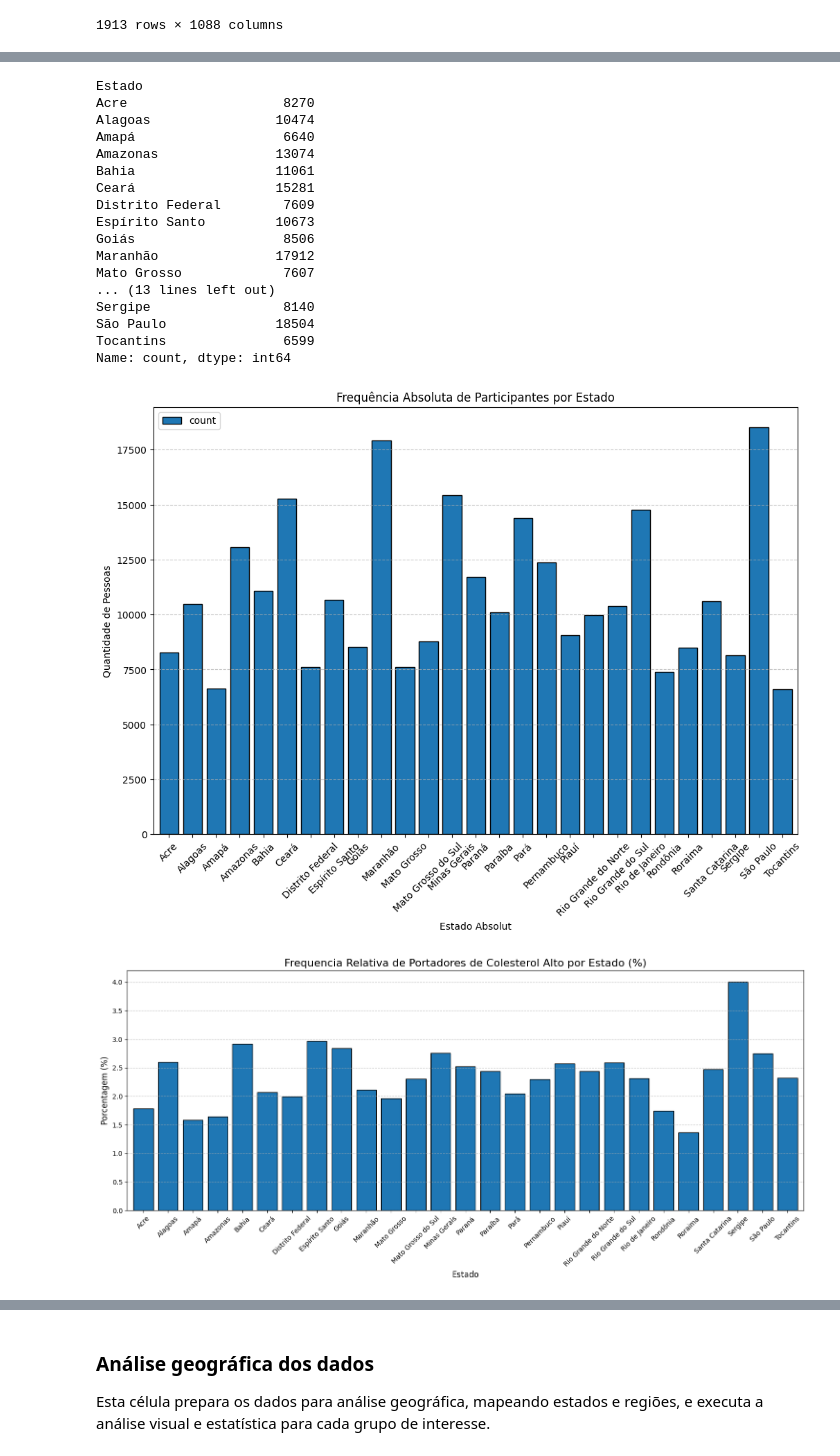
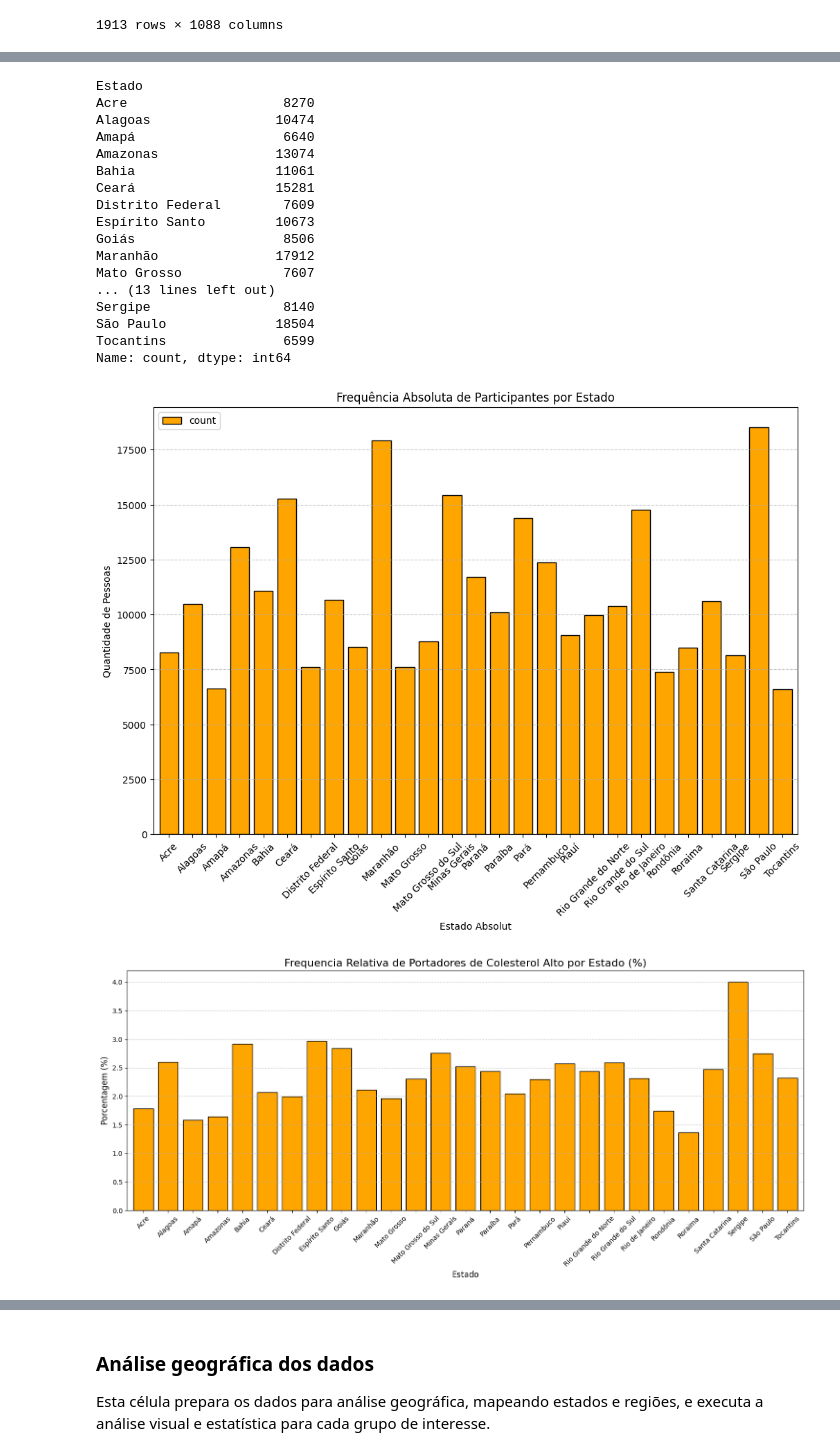
Before and after one commit to Gui28112006/Projeto-PNS-2019, a Jupyter notebook: notebooks/pessoas_saudaveis.ipynb, the cells around one changed output, grey strips where cells are left out. Drawn from its saved outputs; the diff is of its cells as text; code cells hidden in the pictures.

```diff
--- a/notebooks/pessoas_saudaveis.ipynb
+++ b/notebooks/pessoas_saudaveis.ipynb
@@ -246,13 +249,14 @@ Name: count, dtype: int64
 contagem_geral_estado = df['Estado'].value_counts().sort_index()
 print(contagem_geral_estado)
 # Plota o gráfico de barras
-contagem_geral_estado.plot(kind ='bar', edgecolor='black', figsize=(12, 8), width=0.8,)
+contagem_geral_estado.plot(kind ='bar', color='orange', edgecolor='black', figsize=(12, 8), width=0.8,)
 plt.title('Frequência Absoluta de Participantes por Estado')
 plt.xlabel('Estado Absolut')
 plt.ylabel('Quantidade de Pessoas')
 plt.legend()
 plt.xticks(rotation=45)
 plt.grid(axis='y', linestyle='--', alpha=0.7)
+plt.savefig('graficos/frequencia_participantes_estado.png', dpi=300, bbox_inches='tight')
 plt.show()
 # %% [output]
 Estado
@@ -272,23 +276,24 @@ Sergipe                 8140
 São Paulo              18504
 Tocantins               6599
 Name: count, dtype: int64
-[figure, old version]
+[figure, new version]
 # %%
 # Calcula e plota a frequência relativa de portadores de artrite/reumatismo por estado
 porcentagem_ar_estado = (contagem_artrite_reumatismo_es / contagem_geral_estado) * 100
 porcentagem_maior_estado = int(contagem_geral_estado.max() / contagem_geral_estado.sum()* 100)
 plt.figure(figsize=(15, 7))
-porcentagem_ar_estado.plot(kind='bar', edgecolor='black', width=0.8)
+porcentagem_ar_estado.plot(kind='bar', color='orange', edgecolor='black', width=0.8)
 # plt.ylim(0,porcentagem_maior_estado)
 plt.title('Frequencia Relativa de Portadores de Colesterol Alto por Estado (%)', fontsize=16)
 plt.xlabel('Estado', fontsize=12)
 plt.ylabel('Porcentagem (%)', fontsize=12)
 plt.xticks(rotation=45)
 plt.grid(axis='y', linestyle='--', alpha=0.7)
 plt.tight_layout()
+plt.savefig('graficos/colesterol_frequencia_relativa_estado.png', dpi=300, bbox_inches='tight')
 plt.show()
 # %% [output]
-[figure, old version]
+[figure, new version]
 # %%
 # Conta e plota a frequência absoluta de portadores de artrite/reumatismo por região
 contagem_ar_regiao = df_atri_reu['Regiao'].value_counts().sort_index()
```
Also changed, not shown: parts of 18 cells of this notebook, 21 other files.
